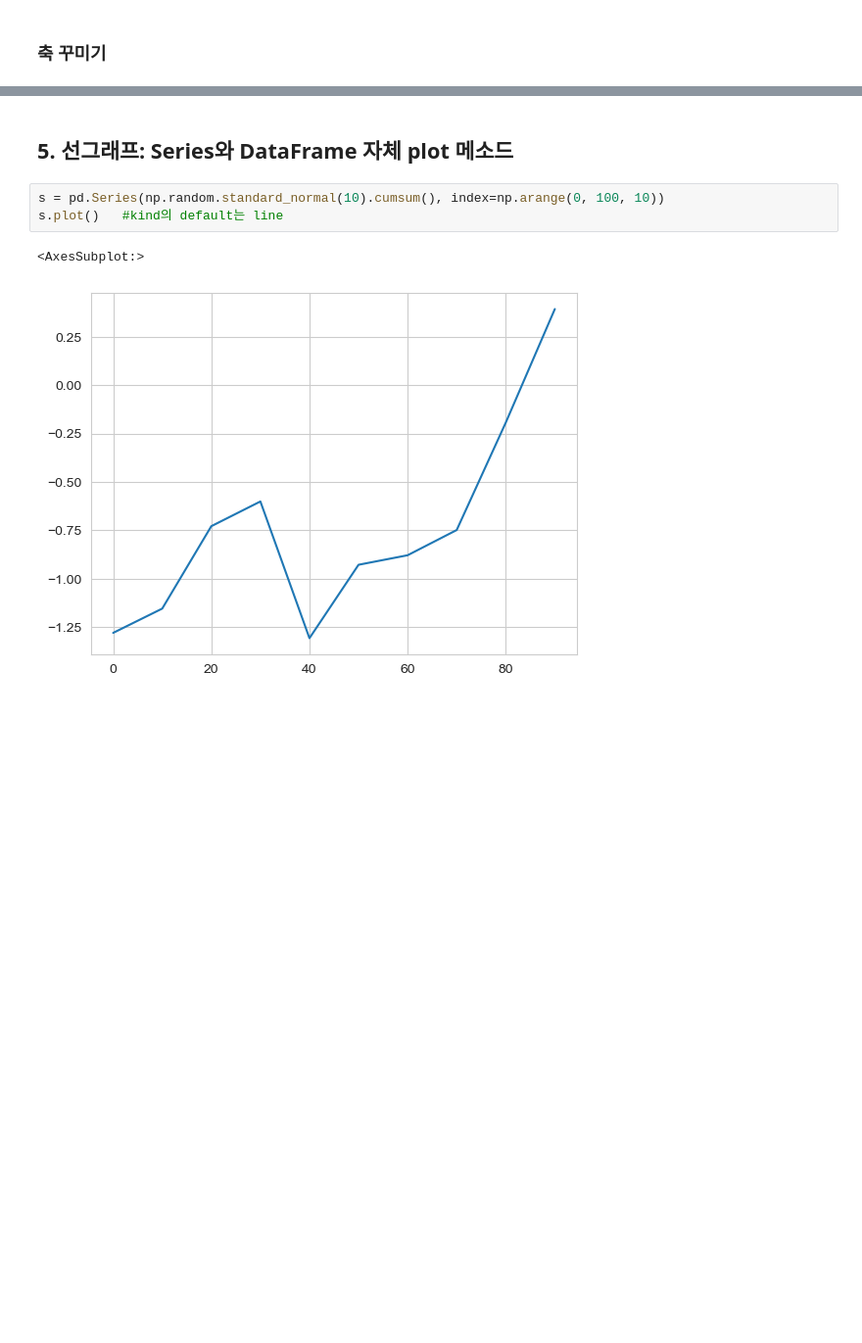
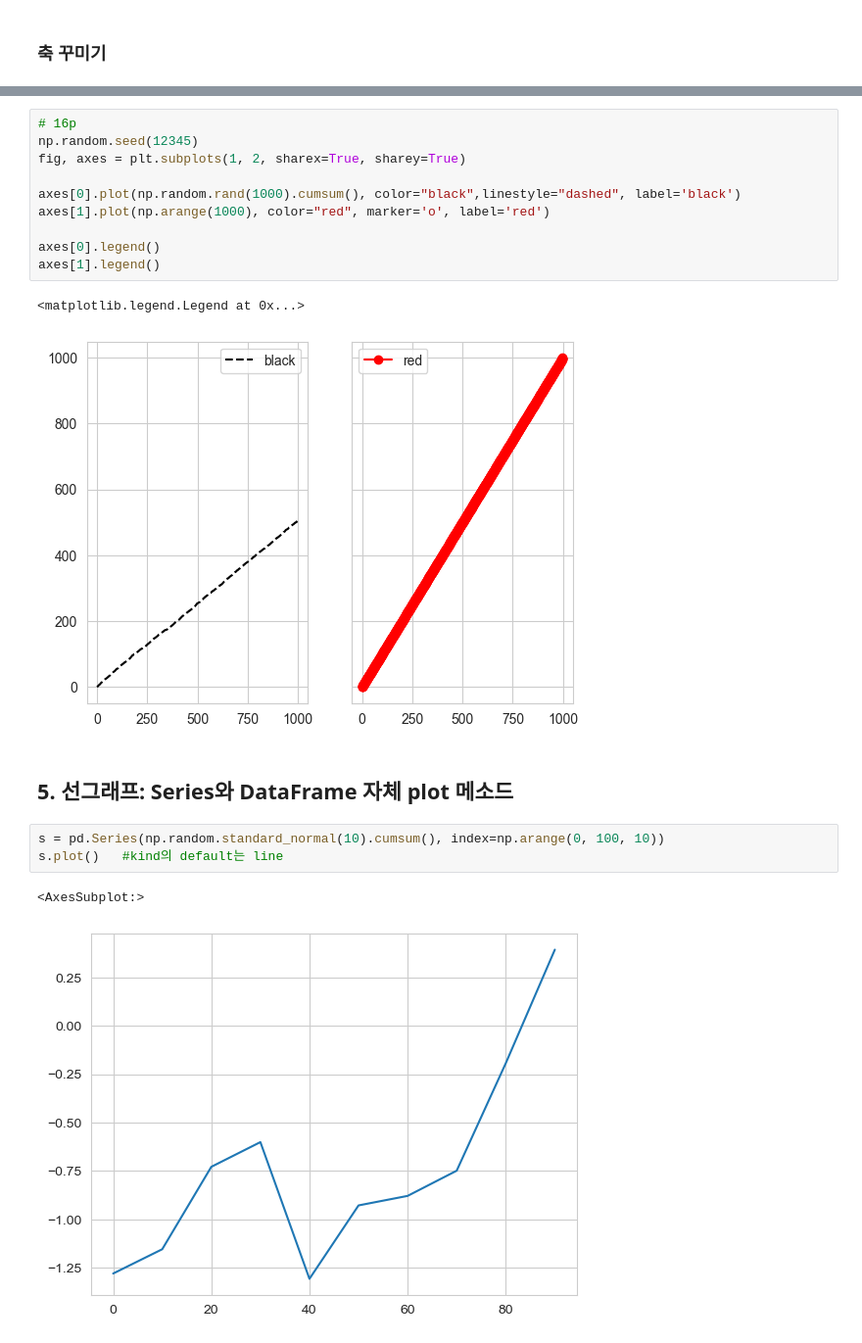
Before and after one commit to seoyun-dev/TIL, a Jupyter notebook: BDA/6_그래프와시각화.ipynb, the cells around one changed output, grey strips where cells are left out. Shown at 98% size. Drawn from its saved outputs; the diff is of its cells as text; blank space fills up the shorter version.

```diff
--- a/BDA/6_그래프와시각화.ipynb
+++ b/BDA/6_그래프와시각화.ipynb
@@ -178,3 +194,16 @@ ax.legend();
+# %%
+# 16p
+np.random.seed(12345)
+fig, axes = plt.subplots(1, 2, sharex=True, sharey=True)
+
+axes[0].plot(np.random.rand(1000).cumsum(), color="black",linestyle="dashed", label='black')
+axes[1].plot(np.arange(1000), color="red", marker='o', label='red')
+
+axes[0].legend()
+axes[1].legend()
+# %% [output]
+<matplotlib.legend.Legend at 0x...>
+[figure, added]
 # %% [markdown]
 ## 5. 선그래프: Series와 DataFrame 자체 plot 메소드
 # %%
```
Also changed, not shown: parts of 21 cells of this notebook.
